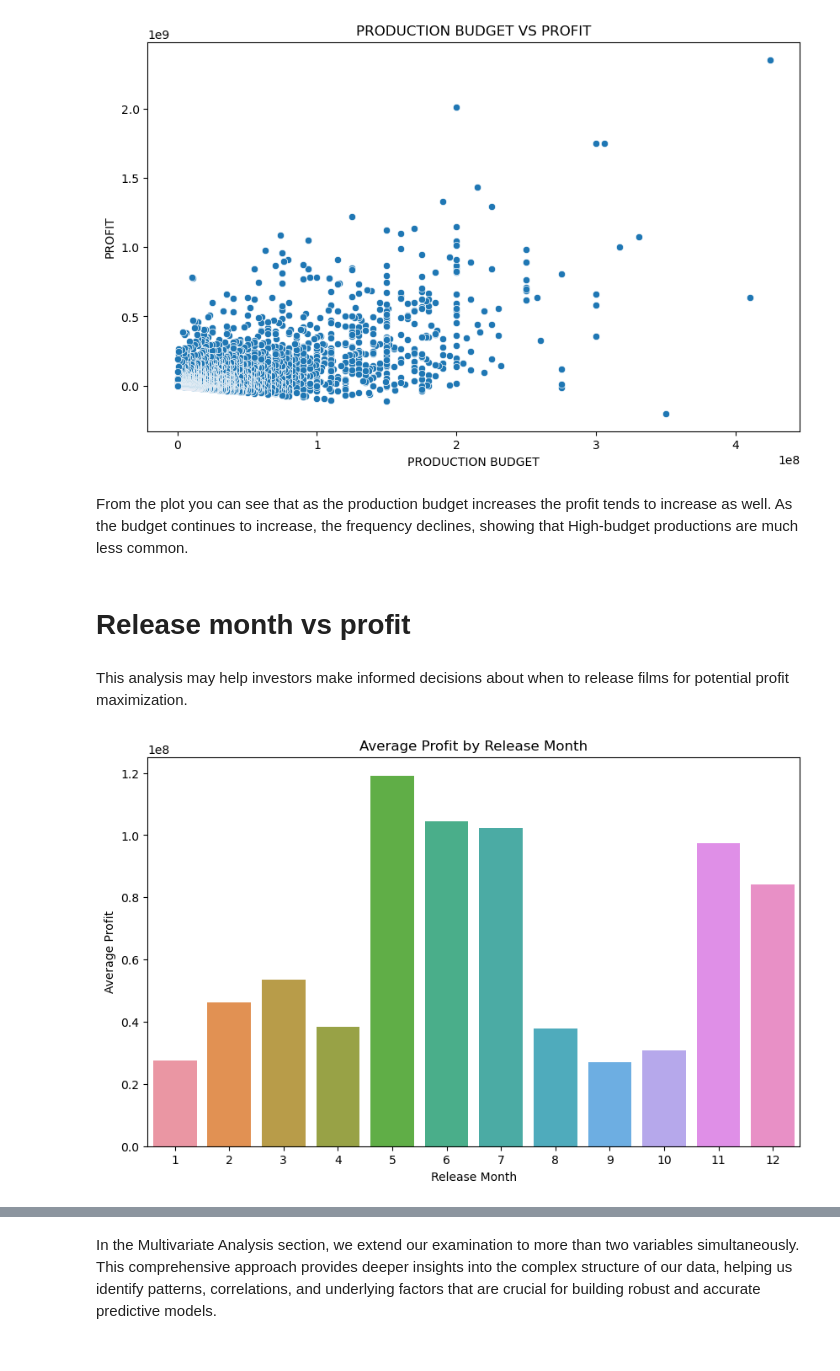
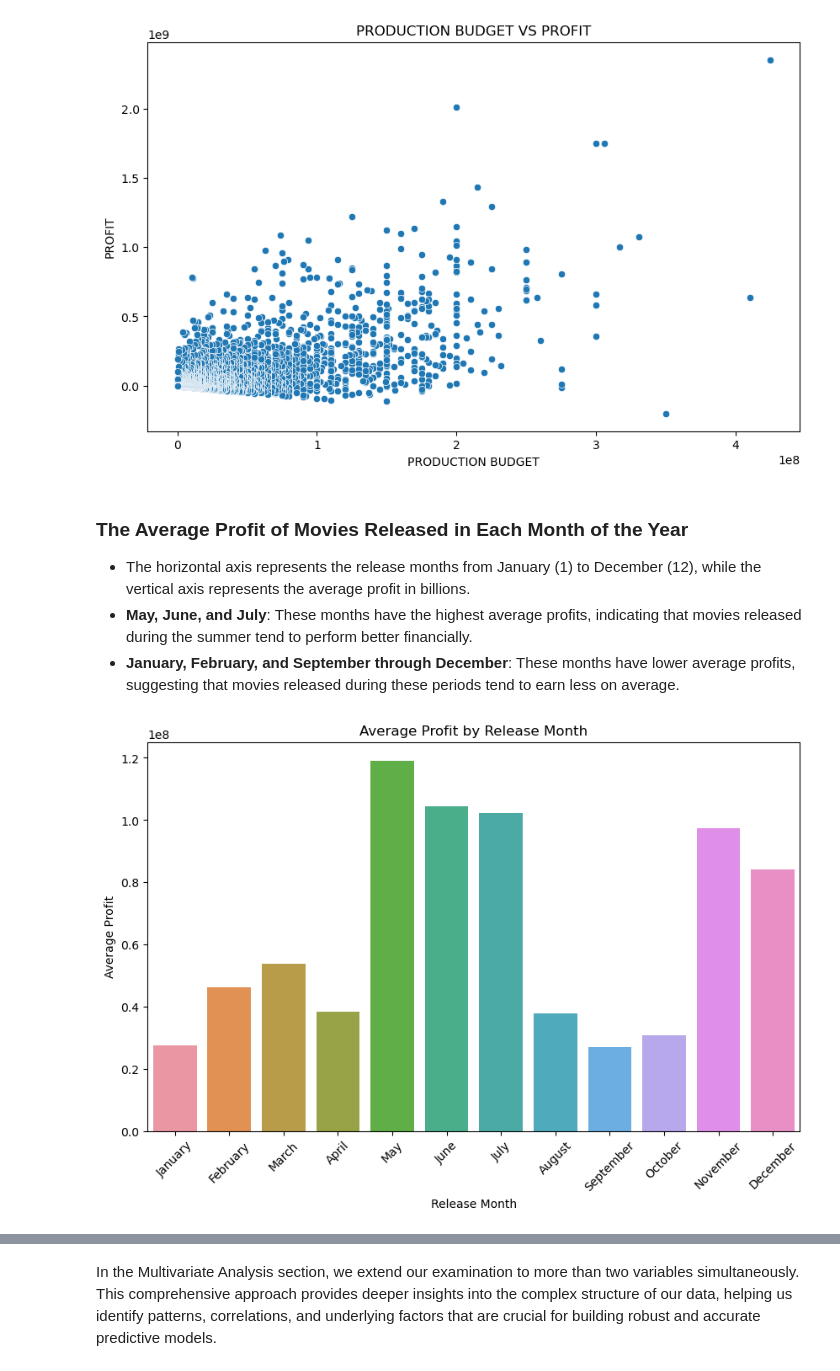
Before and after one commit to Gladwellchebelyon/GROUP7_BOX_OFFICE_MOVIES_ANALYSIS, a Jupyter notebook: student.ipynb, the cells around one changed output, grey strips where cells are left out. Saved outputs shown, nothing was run; the diff lists cells and outputs as text; code cells hidden in the pictures.

```diff
--- a/student.ipynb
+++ b/student.ipynb
@@ -1422,24 +1483,30 @@ plt.ylabel('PROFIT');
 plt.show()
 # %% [output]
 [figure]
-# %% [markdown]
-From the plot you can see that as the production budget increases the profit tends to increase as well. As the budget continues to increase, the frequency  declines, showing that High-budget productions are much less common.
 # %% [markdown]
-# Release month vs profit
+### **The Average Profit of Movies Released in Each Month of the Year**
+
+- The horizontal axis represents the release months from January (1) to December (12), while the vertical axis represents the average profit in billions.
+- **May, June, and July**: These months have the highest average profits, indicating that movies released during the summer tend to perform better financially.
+- **January, February, and September through December**: These months have lower average profits, suggesting that movies released during these periods tend to earn less on average.
-# %% [markdown]
-This analysis may help investors make informed decisions about when to release films for potential profit maximization.
 # %%
 # Aggregating profit by release month
 monthly_profit = TN_df.groupby('release_month')['profit'].mean().reset_index()
 
+# Mapping numeric months to month names
+month_names = {1: 'January', 2: 'February', 3: 'March', 4: 'April', 5: 'May', 6: 'June',
+               7: 'July', 8: 'August', 9: 'September', 10: 'October', 11: 'November', 12: 'December'}
+monthly_profit['release_month'] = monthly_profit['release_month'].map(month_names)
+
 # Plotting the aggregated data
 plt.figure(figsize=(10, 6))
-sns.barplot(x='release_month', y='profit', data=monthly_profit,)
+sns.barplot(x='release_month', y='profit', data=monthly_profit, order=list(month_names.values()))
 plt.title('Average Profit by Release Month')
 plt.xlabel('Release Month')
 plt.ylabel('Average Profit')
 
 # Displaying the plot
-plt.show()
+plt.xticks(rotation=45)
+plt.show();
 # %% [output]
-[figure, old version]
+[figure, new version]
```
Also changed, not shown: parts of 105 cells of this notebook.
